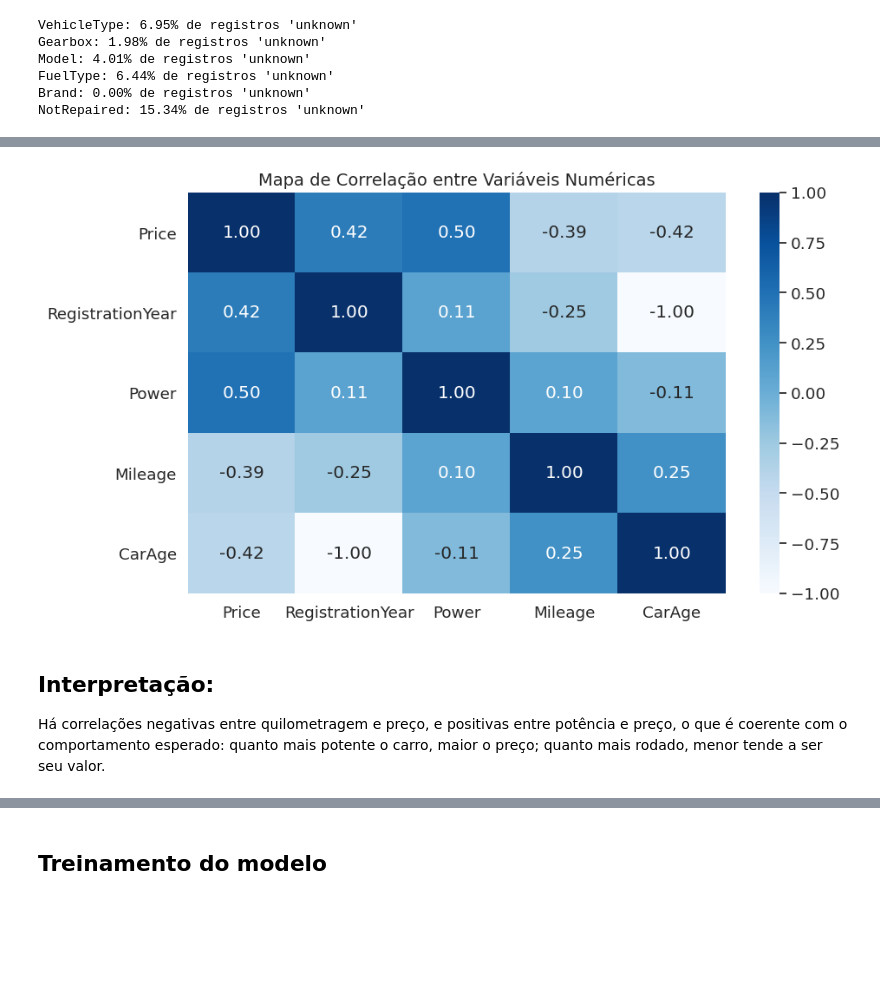
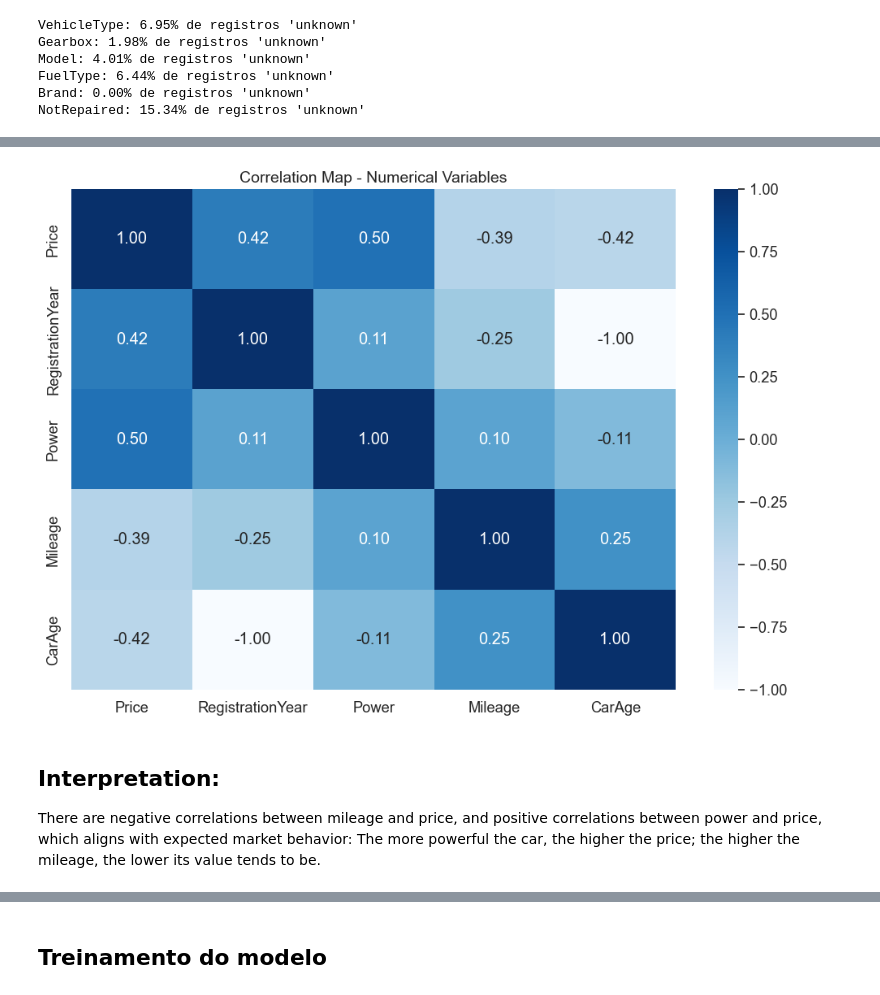
Before and after one commit to PedroAlbuquerque25/rusty-bargain-car-prediction, a Jupyter notebook: notebooks/notebook.ipynb, the cells around one changed output, grey strips where cells are left out. Drawn from its saved outputs; the diff is of its cells as text; code cells hidden in the pictures; blank space fills up the shorter version.

```diff
--- a/notebooks/notebook.ipynb
+++ b/notebooks/notebook.ipynb
@@ -109,7 +42,7 @@ from catboost import CatBoostRegressor
 sns.set(style="whitegrid", palette="pastel", font_scale=1.2)
 plt.rcParams['figure.figsize'] = (10, 6)
 # %%
-df = pd.read_csv('/datasets/car_data.csv')
+df = pd.read_csv('../data/car_data.csv')
 df.info()
 df.head()
 # %% [output]
@@ -383,14 +321,16 @@ Essas diferenças indicam que o tipo de veículo é uma variável fortemente rel
 # %%
-# Correlação entre Variáveis Numéricas
+# Correlation Heatmap for Numerical Variables
 
-plt.figure(figsize=(10,6))
-sns.heatmap(df.corr(), annot=True, cmap="Blues", fmt=".2f")
-plt.title("Mapa de Correlação entre Variáveis Numéricas", fontsize=14)
+plt.figure(figsize=(12, 8))
+# We add numeric_only=True to ignore categorical columns like 'VehicleType'
+sns.heatmap(df.corr(numeric_only=True), annot=True, cmap="Blues", fmt=".2f")
+
+plt.title("Correlation Map - Numerical Variables", fontsize=14)
 plt.show()
 # %% [output]
-[figure, old version]
+[figure, new version]
-# %% [markdown]
-## Interpretação:
-Há correlações negativas entre quilometragem e preço, e positivas entre potência e preço, o que é coerente com o comportamento esperado:
-quanto mais potente o carro, maior o preço; quanto mais rodado, menor tende a ser seu valor.
+# %% [markdown]
+## Interpretation:
+There are negative correlations between mileage and price, and positive correlations between power and price, which aligns with expected market behavior:
+The more powerful the car, the higher the price; the higher the mileage, the lower its value tends to be.
 # %%
```
Also changed, not shown: parts of 53 cells of this notebook, 1 other file.
